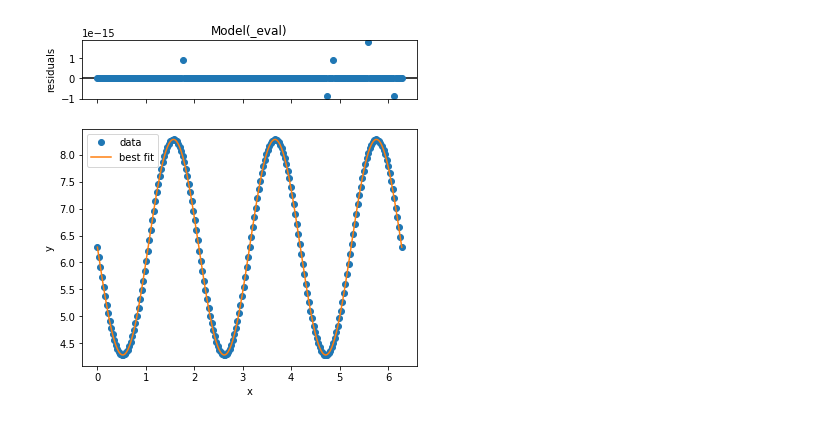
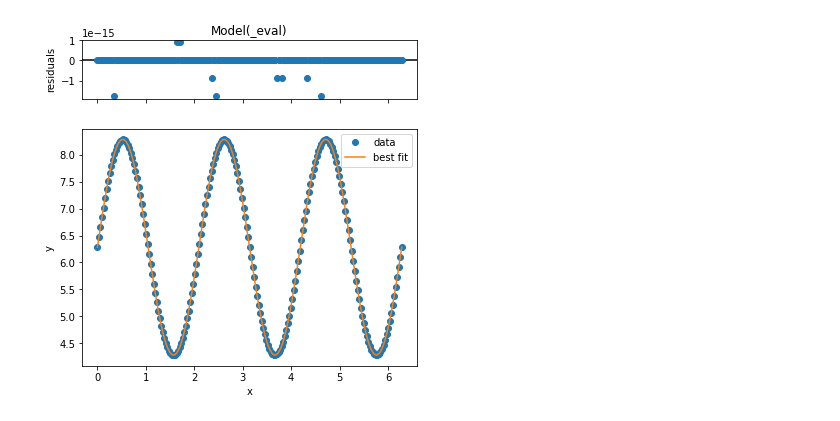
Before and after one commit to SushiSuperposition/ProfHurst_PHYS240_Sp23, a Jupyter notebook: Pruitt/Circular Standing Waves.ipynb, the cells around one changed output. Cells and saved outputs as stored; diff of their text form; code cells hidden in the pictures.

```diff
--- a/Pruitt/Circular Standing Waves.ipynb
+++ b/Pruitt/Circular Standing Waves.ipynb
@@ -17,13 +17,29 @@ dx = 2 * np.pi / N
 dt = 1 / Nt
 r = dt / (dx * dx)
 
-
-
 time_steps = 400
 time = np.arange(0, (time_steps + .5) * dt, dt)
 x = np.arange(0, 2 * np.pi + dx / 2, dx)
 # x = np.arange(0, L, dx)
-lamba = dt / dx
+lamb = dt / dx
+
+n = 3 # number of nodes
+
+# const = np.pi/n
+const = 0 # phase constant
+
+v = 1 # wave speed
+
+rad = 2*np.pi # radius of circle
+# rad = 5 # radius of circle
+
+L = 2*np.pi + dx # length of the system
+# L = 10 # length of the system
+
+ipos = np.zeros(N + 1)
+ineg = np.zeros(N + 1)
+
+# Initial Conditions
 
 # Lax-Wendroff sln
 w = np.zeros((N + 1, time_steps + 1))
@@ -31,38 +47,35 @@ w = np.zeros((N + 1, time_steps + 1))
 # Lax sln
 a = np.zeros((N + 1, time_steps + 1))
 
-n = 3 # number of nodes
-# const = np.pi/n
-const = 0 # phase constant?
-v = 1 # wave speed
-rad = 2*np.pi # radius of circle
-# rad = 5 # radius of circle
-L = 2*np.pi + dx # length of the system
-# L = 10 # length of the system
+# Set initial and boundary conditions
+sigma = 1  # Width of the Gaussian pulses
+k_wave = np.pi/sigma  # Wave number of the cosine
+# x = np.arange(N)*h - L/2  # Coordinates of the grid points
 
-ipos = np.zeros(N + 1)
-ineg = np.zeros(N + 1)
-
-
-# Initial Conditions
+# # Set up initial condition to be a Gaussian-cosine pulse
+# a = np.empty(N)
+for i in range(N):
+    a[i] = np.cos(k_wave*x[i]) * np.exp(-x[i]**2/(2*sigma**2))
 
 initCond = 'stand'
 if initCond == 'sine':
     for i in range(0, N + 1):
-
     #     w[i, 0] = rad + 1 * (np.sin(n*x[i] - i*v) + np.sin(n*x[i] + i*v))
     #     a[i, 0] = rad + 1 * (np.sin(n*x[i] - i*v) + np.sin(n*x[i] + i*v))
-        w[i, 0] = 1.1*np.sin((x[i] - const)*(2*np.pi*n)/L)
-        a[i, 0] = 1.1*np.sin((x[i] - const)*(2*np.pi*n)/L)
+        w[i, 0] = rad + 1.1*np.sin((x[i] - const)*(2*np.pi*n)/L)
+        a[i, 0] = rad + 1.1*np.sin((x[i] - const)*(2*np.pi*n)/L)
 
 elif initCond == 'stand':
     for i in range(0, N + 1):
-        w[i, 0] = (rad + -1 * (np.sin(n*x[i] - const) + np.sin(n*x[i] + const)))
-        a[i, 0] = (rad + -1 * (np.sin(n*x[i] - const) + np.sin(n*x[i] + const)))
-#         w[i, 0] = rad + 1 * (np.sin(n*np.pi*x[i]/L) + np.sin(n*np.pi*x[i]/L))
-#         a[i, 0] = rad + 1 * (np.sin(n*np.pi*x[i]/L) + np.sin(n*np.pi*x[i]/L))
-#         w[i, 0] = rad + 1 * (np.sin(2*n*np.pi*x[i]) + np.sin(2*n*np.pi*x[i]))
-#         a[i, 0] = rad + 1 * (np.sin(2*n*np.pi*x[i]) + np.sin(2*n*np.pi*x[i]))
+        w[i, 0] = (rad + 1 * (np.sin(n*x[i] - const) + np.sin(n*x[i] + const)))
+        a[i, 0] = (rad + 1 * (np.sin(n*x[i] - const) + np.sin(n*x[i] + const)))
+
+elif initCond == 'gauss':
+    for i in range(0, N + 1):
+        a[i, 0] = rad * np.cos(k_wave*x[i]) * np.exp(-x[i]**2/(2*sigma**2))
+        w[i, 0] = rad * np.cos(k_wave*x[i]) * np.exp(-x[i]**2/(2*sigma**2))
+
+
 # for i in range(0, N + 1):
 #     ipos[i] = int(i + 1)
 #     ineg[i] = int(i - 1)
@@ -70,30 +83,24 @@ elif initCond == 'stand':
 # ipos[N] = 0
 # ineg[0] = 0
 
-
-# a[0, :] = rad
-# a[-1, :] = rad
-# w[0, :] = rad
-# w[-1, :] = rad
 for j in range(0, time_steps):
     for i in range(0, N + 1):
 
-        a[i, j + 1] = a[i, j] - lamba / 2 * (
+        a[i, j + 1] = a[i, j] - lamb / 2 * (
             a[int(ipos[i]), j] - a[int(ineg[i]), j])
 
-
-        w[i, j + 1] = w[i, j] - lamba / 2 * (
-            w[int(ipos[i]), j] - w[int(ineg[i]), j]) + lamba * lamba / 2 * (
+        w[i, j + 1] = w[i, j] - lamb / 2 * (
+            w[int(ipos[i]), j] - w[int(ineg[i]), j]) + lamb * lamb / 2 * (
                 w[int(ipos[i]), j] - 2 * w[i, j] + w[int(ineg[i]), j]) / 2
 
 sineModel = lmfit.models.ExpressionModel("C + A*sin(n*x)*cos(n*t)")
-params = sineModel.make_params(C=rad, A=5, n=3, t = 0)
+params = sineModel.make_params(C=rad, A=rad, n=n, x=x, t = 0)
 
 # for i in range(time_steps + 1):
 for i in range(6):
     sineResult = sineModel.fit(a[:, i], params, x=x)
-#     print(sineResult.chisqr)
-#     print(sineResult.redchi)
+    print(sineResult.chisqr)
+    print(sineResult.redchi)
 #     print(sineResult.fit_report())
     sineResult.plot()
     plt.show()
@@ -103 +112 @@ for i in range(6):
-[figure, old version]
+[figure, new version]
```
Also changed, not shown: parts of 3 cells of this notebook.
